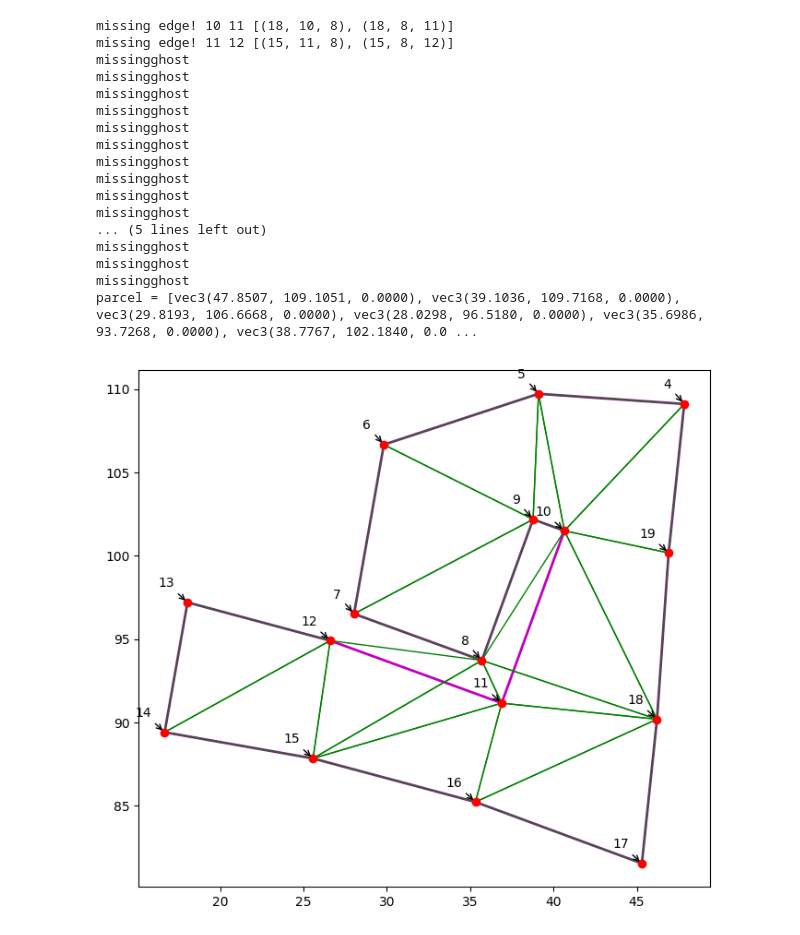
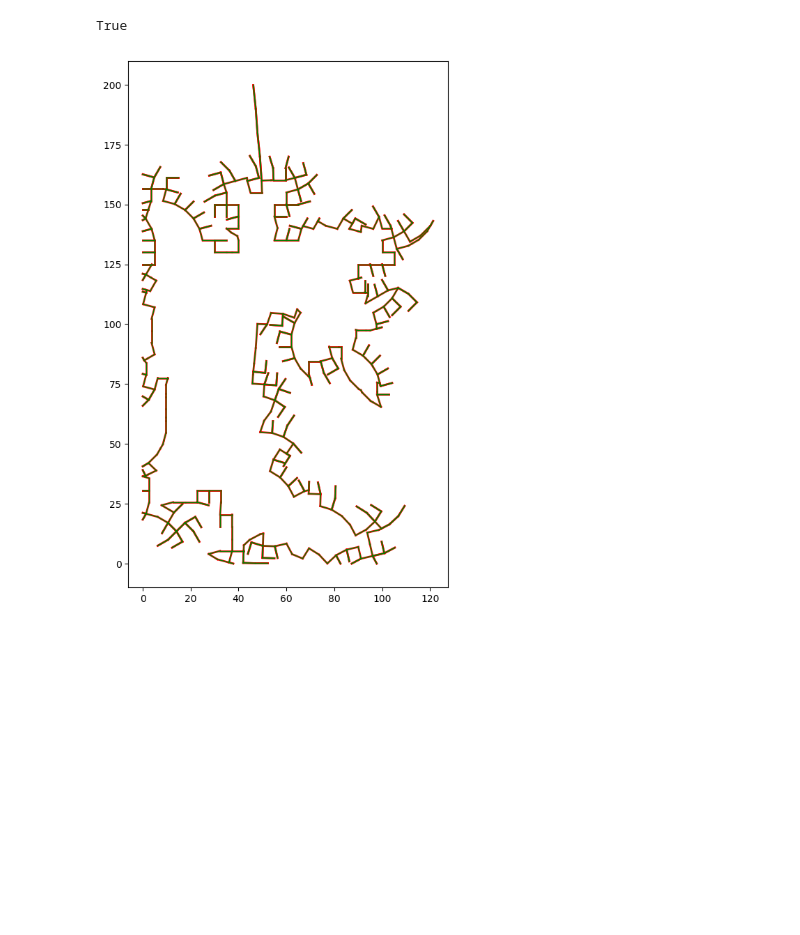
Before and after one commit to ctogle/meshmaker, a Jupyter notebook: hgt.ipynb, the cells around one changed output. Drawn from its saved outputs; the diff is of its cells as text; code cells hidden in the pictures; blank space fills up the shorter version.

```diff
--- a/hgt.ipynb
+++ b/hgt.ipynb
@@ -279,7 +275,7 @@ class RoadSegment:
     def grow(cls, parent, population_fd, street_fd, first_turn_rate, second_turn_rate):
         queue = []
         if parent.growable(population_fd):
-            if parent.layer == 0:
+            if parent.layer <= 2:
                 fd = population_fd.grad(parent.tip)
                 turn_rate = first_turn_rate
             else:
@@ -288,6 +284,8 @@ class RoadSegment:
             l, a = parent.l, parent.a
             fwd = fd.nrm().rot(quat.av(parent.a, cls.Z))
             queue.append(cls(parent.tip, fwd, l, a, parent.layer, parent, turn_rate))
+            if parent.layer <= 2:
+                l *= 0.75
             #if parent.layer % 2 == 0:
             rgt = fd.nrm().rot(quat.av(parent.a + PI / 2, cls.Z))
             queue.append(cls(parent.tip, rgt, l, a + PI / 2, parent.layer + 1, parent, second_turn_rate))
@@ -335,7 +333,8 @@ class RoadSegment:
         self.constrain_turning_rate()
 
         tip = self.o + self.d * self.l
-        eps = self.l / 1.5
+        eps = self.l / 2
+        #eps = 1
         self.terminal = False
 
         tip = self.constrain_to_boundary(bounds, tip)
@@ -384,9 +383,10 @@ class RoadSegment:
 
     def priority(self, population_fd):
         """compute priority for placing this segment (before applying local constraints)"""
-        score = population_fd.edge(self.o, self.o + self.d * self.l)
-        if self.layer == 0:
-            score += 5
+        #score = population_fd.edge(self.o, self.o + self.d * self.l)
+        #score = population_fd.point(self.o)
+        score = population_fd.point(self.o + self.d * self.l)
+        score += (max(0, 2 - self.layer) / 1)
         return score
 # %%
 class RoadNetwork:
@@ -506,64 +499,51 @@ def get_parcels(eb, ibs=()):
 
     eb = loop_offset(eb, 1)
 
-    e, h, r = 0.00001, None, 1000
-    t = triangulation((eb, ibs), e, h, r)
+    e, h, r = 0.000001, None, 1000
+    t = triangulation((eb, ibs), e, h, r, constrain)
 
-    #spine = medial_axis(t)
+    spine = medial_axis(t)
 
     # cast rays from spine to t.ghosts
 
-    #for u, v, _ in filter(None, t.ghosts):
-    #    spine.ae(t.points[u], t.points[v])
+    for u, v, _ in filter(None, t.ghosts):
+        spine.ae(t.points[u], t.points[v])
 
-    #strips = [[spine.vertices[x] for x in l] for l in spine.loops()]
+    strips = [[spine.vertices[x] for x in l] for l in spine.loops()]
 
-    f, ax = plot()
-    t.plot(ax=ax)
+    #f, ax = plot()
+    #t.plot(ax=ax)
     #plot_loop(ax, eb, lw=2, col='r', mk=None)
     #plot_pg(ax, spine, lw=3, col='k', mk=None)
-    ax.set_aspect(1)
+    #ax.set_aspect(1)
 
-    #return strips
-    return [eb]
+    return strips
+    #return [eb]
 
 def footprints(bounds, rg):
     eb, ibs = rg.polygon()
 
+    print(len(eb) == len(ibs[0]))
+
     parcels = []
-    for ib in ibs[1:2]:
-        parcels.extend(get_parcels(ib))
+    for ib in ibs:
+        #parcels.extend(get_parcels(ib))
+        parcels.extend([ib])
 
     f, ax = plot(figsize=(10, 10))
 
     plot_loop(ax, eb, lw=2, col='r')
     #for ib in ibs[1:]:
     #    plot_loop(ax, loop_offset(ib, 2), lw=1, col='b')
-    for parcel in parcels:
-        print('parcel =', parcel)
+    for parcel in parcels[:1]:
+        #print('parcel =', parcel)
         plot_loop(ax, parcel, lw=1, col='g')
 
     ax.set_aspect(1)
     fps = []
     return fps
 
 fps = footprints(bounds, pg)
 # %% [output]
-missing edge! 10 11 [(18, 10, 8), (18, 8, 11)]
-missing edge! 11 12 [(15, 11, 8), (15, 8, 12)]
-missingghost
-missingghost
-missingghost
-missingghost
-missingghost
-missingghost
-missingghost
-missingghost
-missingghost
-missingghost
-... (5 lines left out)
-missingghost
-missingghost
-missingghost
-parcel = [vec3(47.8507, 109.1051, 0.0000), vec3(39.1036, 109.7168, 0.0000), vec3(29.8193, 106.6668, 0.0000), vec3(28.0298, 96.5180, 0.0000), vec3(35.6986, 93.7268, 0.0000), vec3(38.7767, 102.1840, 0.0 ...
+True
-[figure, old version]
+[figure, new version]
```
Also changed, not shown: parts of 13 cells of this notebook, 2 other files.
